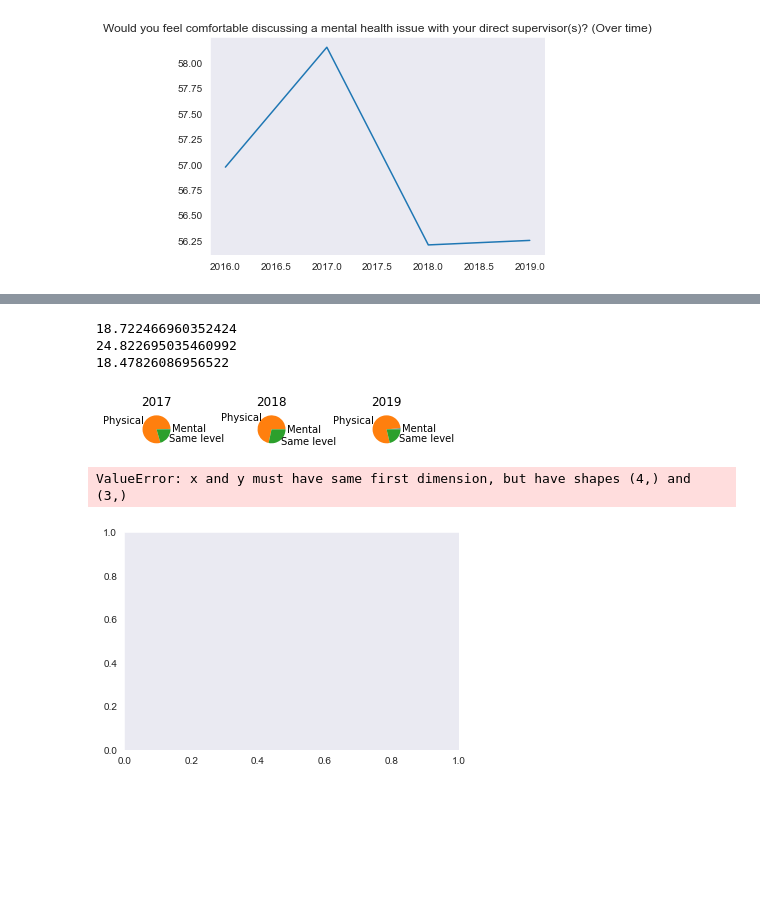
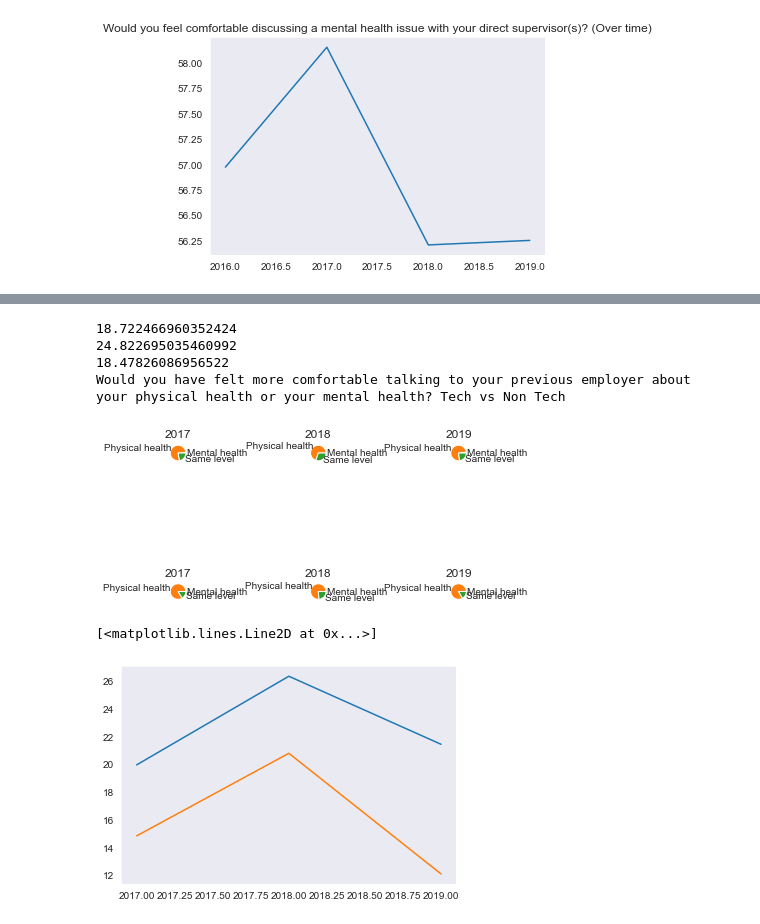
Before and after one commit to mich-matocha/data-therapy, a Jupyter notebook: Questions 17,18,19,85,69.ipynb, the cells around one changed output, grey strips where cells are left out. Saved outputs shown, nothing was run; the diff lists cells and outputs as text; code cells hidden in the pictures; blank space fills up the shorter version.

```diff
--- a/Questions 17,18,19,85,69.ipynb
+++ b/Questions 17,18,19,85,69.ipynb
@@ -342,46 +371,71 @@ Text(0.5, 1.0, 'Would you feel comfortable discussing a mental health issue with
 # %%
 
 print(q_56(data_17))
 print(q_56(data_18))
 print(q_56(data_19))
 
-q_56_list = []
+q_56_list_nontech = []
+q_56_list_tech = []
 
-q_56_list.append(q_56(data_17))
-q_56_list.append(q_56(data_18))
-q_56_list.append(q_56(data_19))
+#q_17_list.append(q_17(data_16.query('9 == 1',inplace=True)))
+
+q_56_list_nontech.append(q_56(data_17_n))
+q_56_list_nontech.append(q_56(data_18_n))
+q_56_list_nontech.append(q_56(data_19_n))
 
 
+q_56_list_tech.append(q_56(data_17_t))
+q_56_list_tech.append(q_56(data_18_t))
+q_56_list_tech.append(q_56(data_19_t))
+
 years = [2017,2018,2019]
-plt.plot(years,q_56_list)
+plt.plot(years,q_56_list_nontech)
+plt.plot(years,q_56_list_tech)
 
 
-pie_56_list17 = pie_56(data_17)
-pie_56_list18 = pie_56(data_18)
-pie_56_list19 = pie_56(data_19)
-answers = ['Mental','Physical','Same level']
+pie_56_list17_t = pie_56(data_17_t)
+pie_56_list17_n = pie_56(data_17_n)
+pie_56_list18_t = pie_56(data_18_t)
+pie_56_list18_n = pie_56(data_18_n)
+pie_56_list19_t = pie_56(data_19_t)
+pie_56_list19_n = pie_56(data_19_n)
+answers = ['Mental health','Physical health','Same level']
 # referenced https://stackoverflow.com/questions/42818361/how-to-make-two-plots-side-by-side-using-python
+plt.title('Would you have felt more comfortable talking to your previous employer about your physical health or your mental health? Tech vs Non Tech')
+print('Would you have felt more comfortable talking to your previous employer about your physical health or your mental health? Tech vs Non Tech')
 
-plt.subplot(1,4,1)
-plt.pie(pie_56_list17,labels=answers)
+plt.subplot(2,3,1)
+plt.pie(pie_56_list17_t,labels=answers)
 plt.title('2017')
-plt.subplot(1,4,2)
-plt.pie(pie_56_list18,labels=answers)
+plt.subplot(2,3,2)
+plt.pie(pie_56_list18_t,labels=answers)
 plt.title('2018')
-plt.subplot(1,4,3)
-plt.pie(pie_56_list19,labels=answers)
+plt.subplot(2,3,3)
+plt.pie(pie_56_list19_t,labels=answers)
+plt.title('2019')
+
+plt.subplot(2,3,4)
+plt.pie(pie_56_list17_n,labels=answers)
+plt.title('2017')
+plt.subplot(2,3,5)
+plt.pie(pie_56_list18_n,labels=answers)
+plt.title('2018')
+plt.subplot(2,3,6)
+plt.pie(pie_56_list19_n,labels=answers)
 plt.title('2019')
 plt.tight_layout()
 # %% [output]
 18.722466960352424
 24.822695035460992
 18.47826086956522
+Would you have felt more comfortable talking to your previous employer about your physical health or your mental health? Tech vs Non Tech
-[figure, old version]
+[figure, new version]
 # %%
-plt.plot(years,q_56_list)
+plt.plot(years,q_56_list_tech)
+plt.plot(years,q_56_list_nontech)
 # %% [output]
-ValueError: x and y must have same first dimension, but have shapes (4,) and (3,)
+[<matplotlib.lines.Line2D at 0x...>]
-[figure, old version]
+[figure, new version]
 # %%
 #print(q_72(data_16))
 print(q_72(data_17))
```
Also changed, not shown: parts of 6 cells of this notebook.
